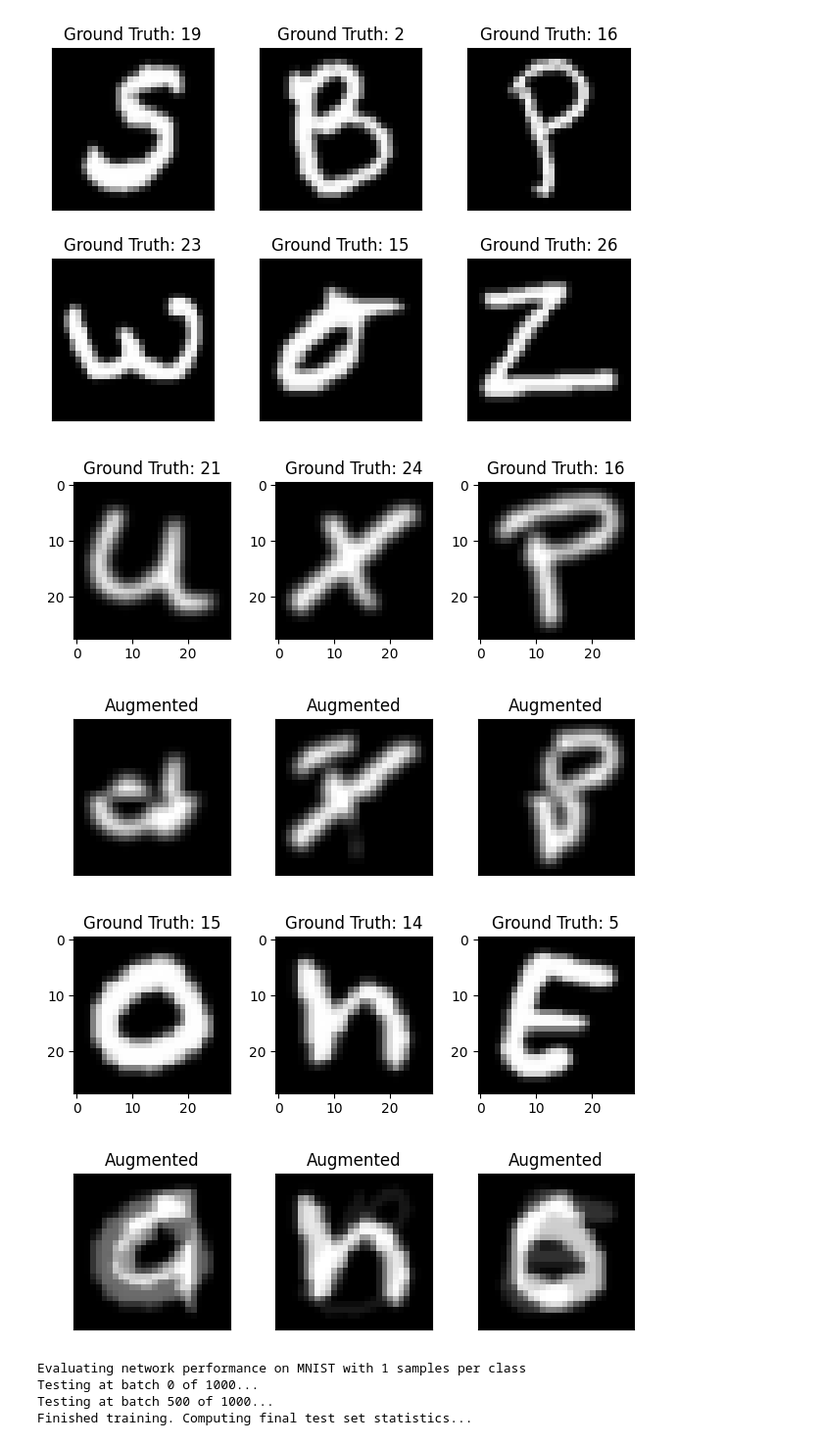
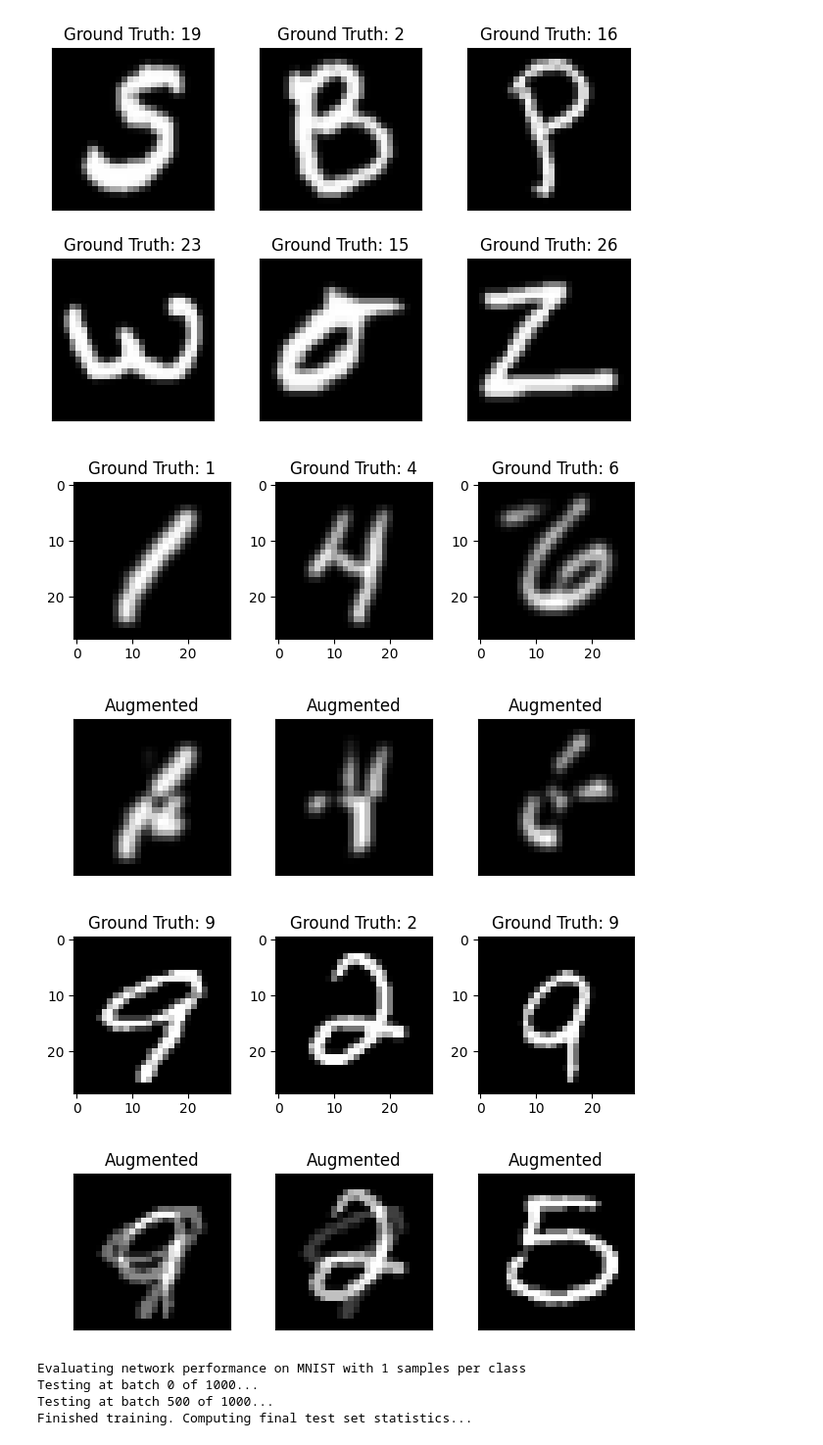
Before and after one commit to Andrew-Draganov/ML_Exercises, a Jupyter notebook: Unsupervised and Semi-supervised Learning.ipynb, the cells around one changed output. Shown at 98% size. Cells and saved outputs as stored; diff of their text form; code cells hidden in the pictures.

```diff
--- a/Unsupervised and Semi-supervised Learning.ipynb
+++ b/Unsupervised and Semi-supervised Learning.ipynb
@@ -113,35 +113,36 @@ def mixup(batch, i, j, alpha=0.3):
 def augment(augmentation, batch, labels, transform=None, retain_original=True, num_classes=10):
     batch_size = len(batch)
     new_batch = np.zeros_like(batch)
     merge_indices = np.zeros(batch_size, dtype=np.int32)
     interpolations = np.zeros(batch_size)
     for i, image in enumerate(batch):
         merge_indices[i] = np.random.choice(np.delete(np.arange(batch_size), i))
         new_batch[i], interpolations[i] = augmentation(batch, i, merge_indices[i])
 
     if retain_original:
         images = torch.cat([batch, torch.tensor(new_batch)], axis=0)
         labels = torch.tensor(
             np.concatenate([np.zeros(batch_size), np.ones(batch_size)], axis=0),
             dtype=torch.long
         )
     else:
         images = torch.tensor(new_batch)
         interpolations = np.expand_dims(interpolations, 1) # for correct broadcasting
         labels = interpolations * onehot(labels, num_classes)
         labels += (1 - interpolations) * onehot(merge_indices, num_classes)
         labels = torch.tensor(labels)
     if transform:
         images = transform(images)
 
     return images, labels
 
 gaussian_blur = transforms.GaussianBlur(kernel_size=(3, 3))
+data_vis_loader = get_new_data_loader(train_mnist_data)
 plot_images(data_vis_loader, batch_size, collage, gaussian_blur, retain_original=True)
 plot_images(data_vis_loader, batch_size, mixup, transform=None, retain_original=True)
 # %% [output]
-[figure, old version]
+[figure, new version]
-[figure, old version]
+[figure, new version]
 # %%
 import torch.nn as nn
 import torch.nn.functional as F
```
Also changed, not shown: parts of 2 cells of this notebook, 2 other files.
